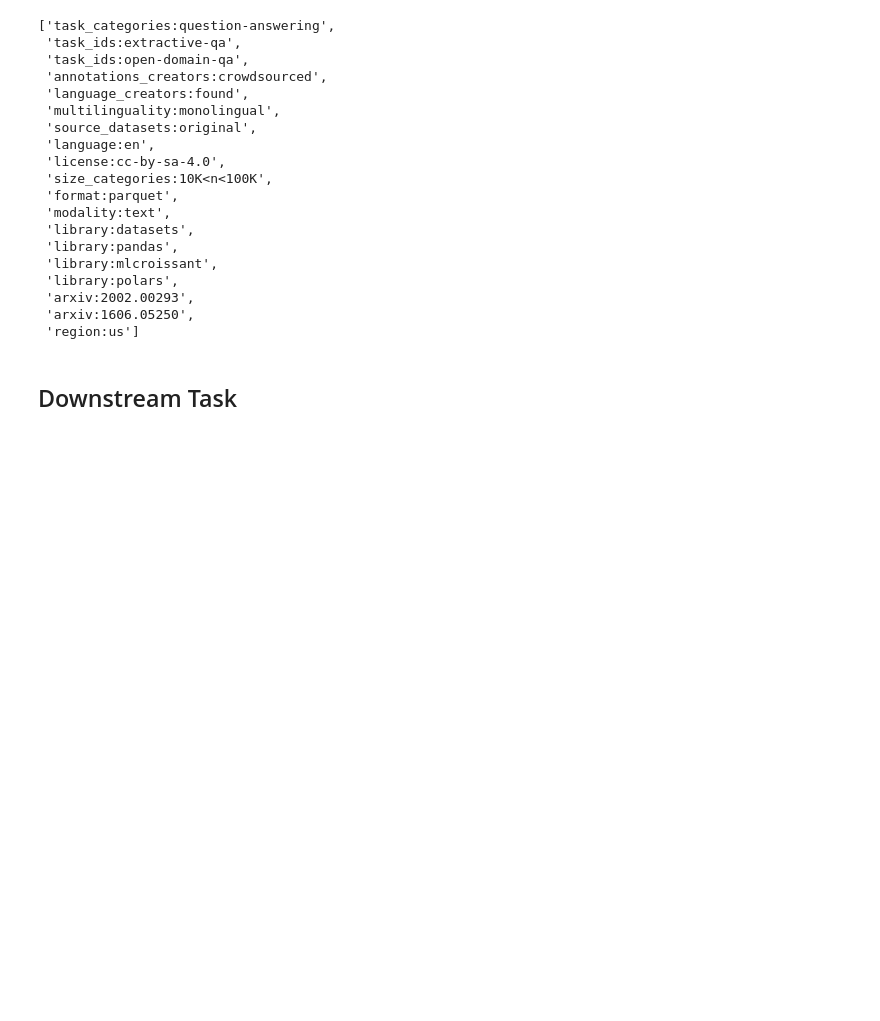
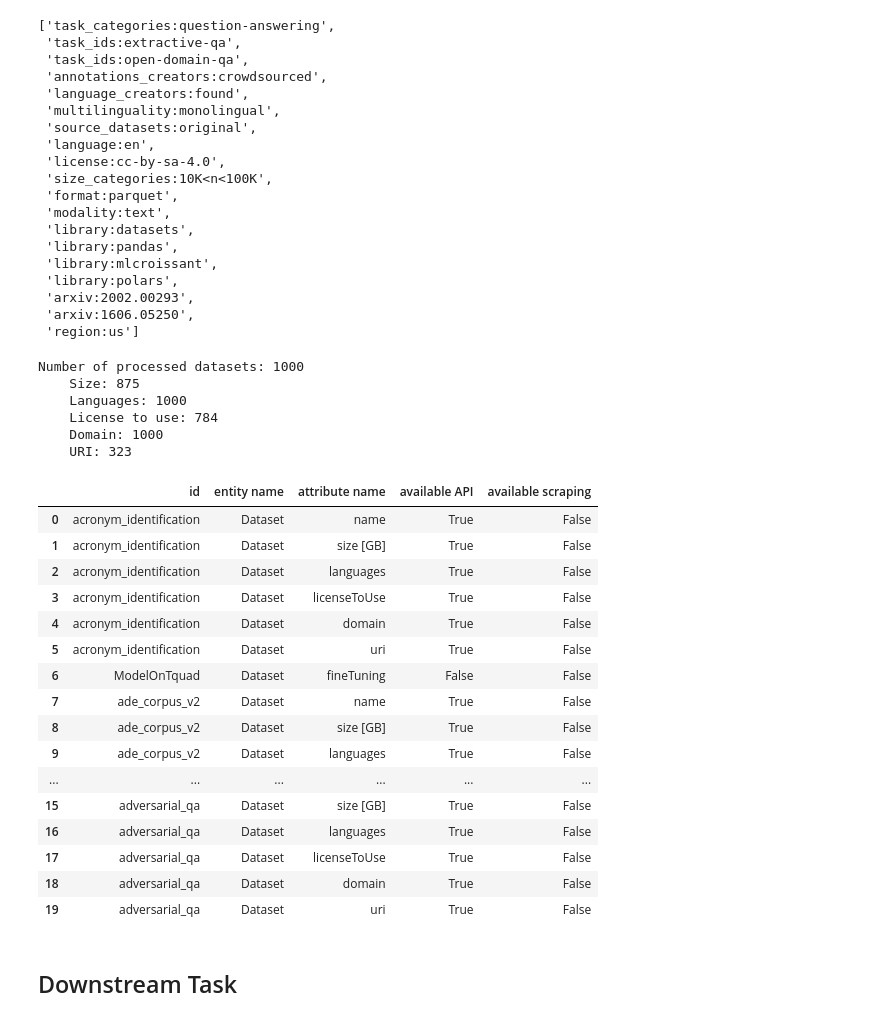
Before and after one commit to lorber13/chatIMPACT, a Jupyter notebook: data_analysis/information_availability.ipynb, the cells around one changed output. Saved outputs shown, nothing was run; the diff lists cells and outputs as text; code cells hidden in the pictures; blank space fills up the shorter version.

Commit message:
Datasets availability statistics

```diff
--- a/data_analysis/information_availability.ipynb
+++ b/data_analysis/information_availability.ipynb
@@ -289,7 +289,7 @@ def models_statistics():
 
 	availability = pd.DataFrame(columns=['id', 'entity name', 'attribute name', 'available API', 'available scraping'])
 
-	llm_attributes = ['name', 'version', 'numberOfParameters', 'quantization', 'architecture', 'languages', 'modelCreator', 'licenseToUse', 'libraryFramework', 'contextLength', 'developers', 'openSource', 'uri', 'fineTuned', 'carbonEmission [CO2eq tons]', 'tokenizer']
+	llm_attributes = models_data_json[0].keys()
 
 	for idx, item in enumerate(models_data_json):
 		model_name = item['name']
@@ -451,3 +501,32 @@ dataset_to_json(datasets_df)
+# %%
+availability = datasets_statistics()
+# %% [output]
+Number of processed datasets: 1000
+    Size: 875
+    Languages: 1000
+    License to use: 784
+    Domain: 1000
+    URI: 323
+# %%
+availability.head(20)
+# %% [output]
+|  | id | entity name | attribute name | available API | available scraping |
+| 0 | acronym_identification | Dataset | name | True | False |
+| 1 | acronym_identification | Dataset | size [GB] | True | False |
+| 2 | acronym_identification | Dataset | languages | True | False |
+| 3 | acronym_identification | Dataset | licenseToUse | True | False |
+| 4 | acronym_identification | Dataset | domain | True | False |
+| 5 | acronym_identification | Dataset | uri | True | False |
+| 6 | ModelOnTquad | Dataset | fineTuning | False | False |
+| 7 | ade_corpus_v2 | Dataset | name | True | False |
+| 8 | ade_corpus_v2 | Dataset | size [GB] | True | False |
+| 9 | ade_corpus_v2 | Dataset | languages | True | False |
+| ... | ... | ... | ... | ... | ... |
+| 15 | adversarial_qa | Dataset | size [GB] | True | False |
+| 16 | adversarial_qa | Dataset | languages | True | False |
+| 17 | adversarial_qa | Dataset | licenseToUse | True | False |
+| 18 | adversarial_qa | Dataset | domain | True | False |
+| 19 | adversarial_qa | Dataset | uri | True | False |
 # %% [markdown]
 ## Downstream Task
 # %%
```
Also changed, not shown: parts of 1 cell of this notebook.
